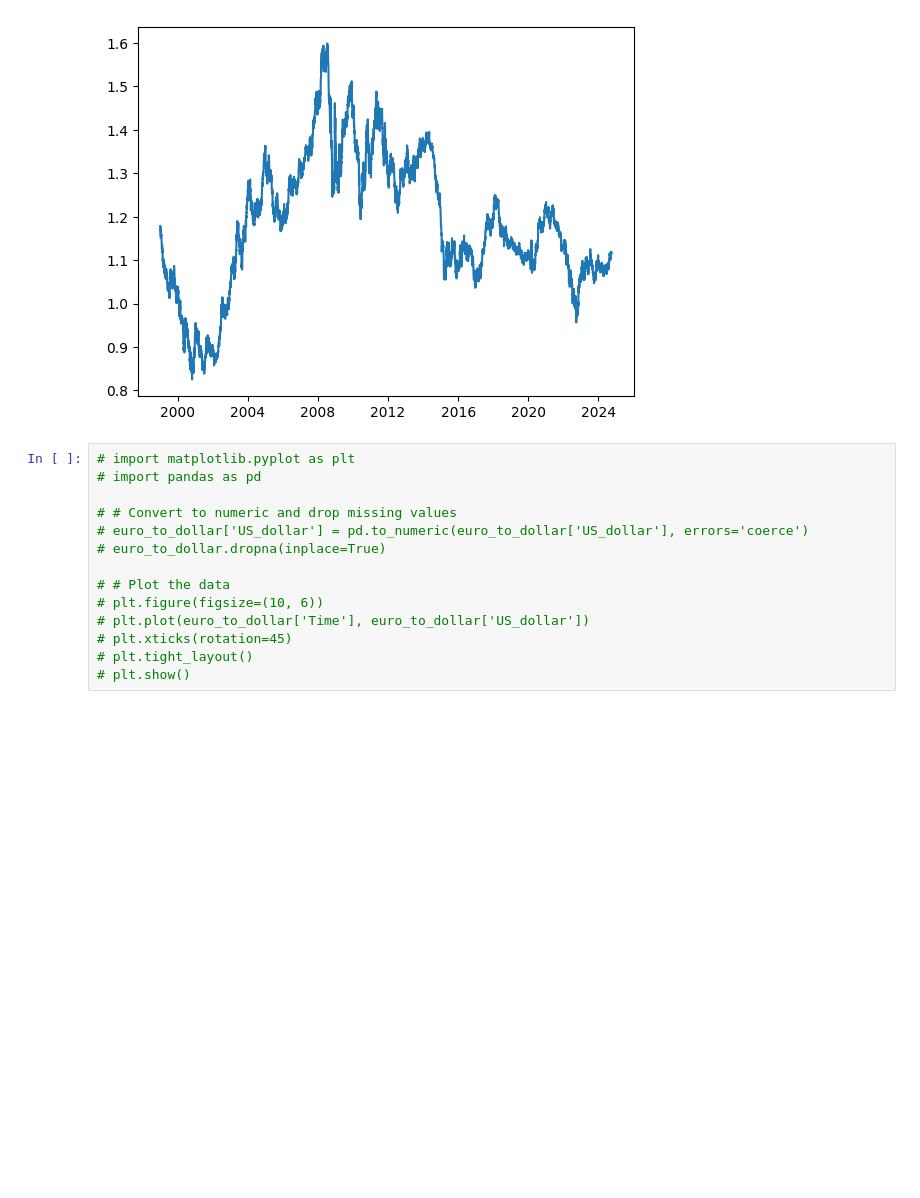
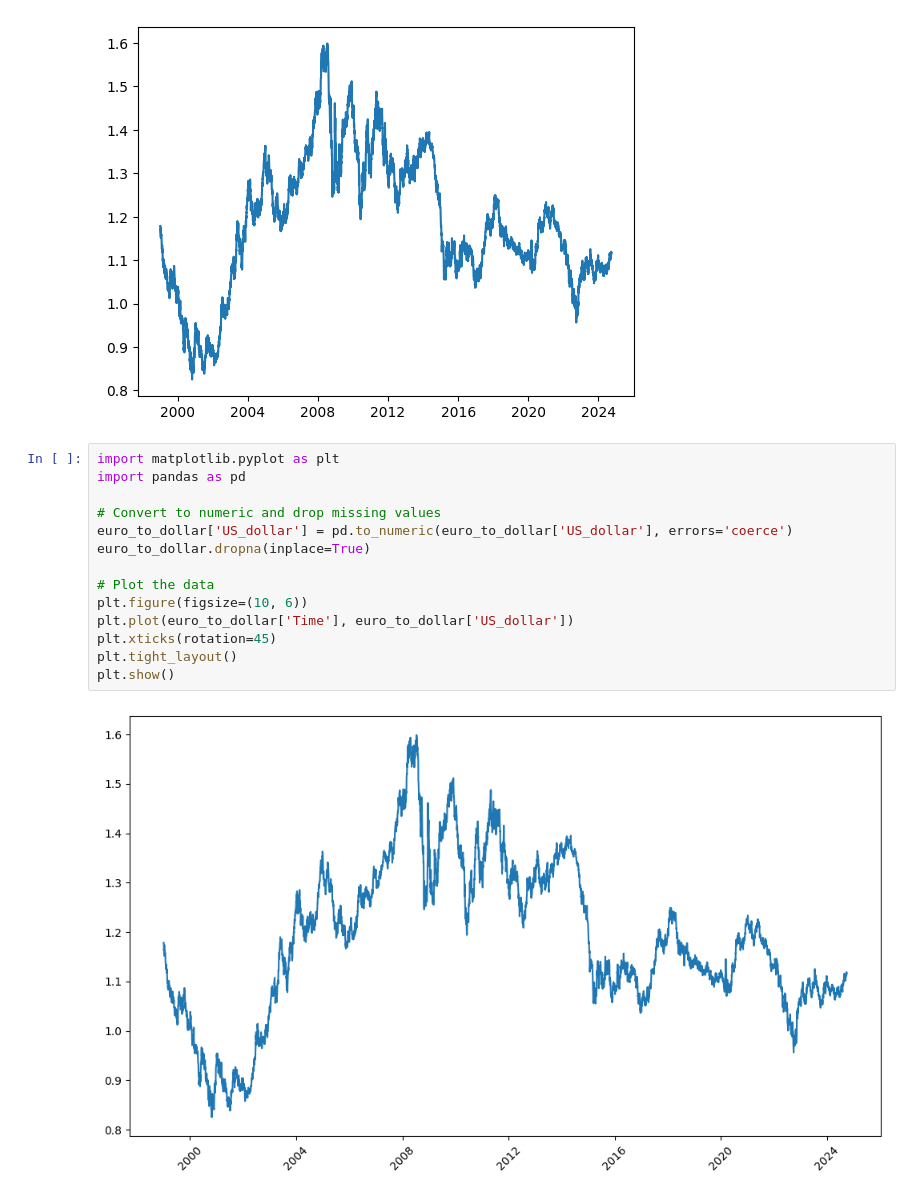
Before and after one commit to nelsonudochukwu/Exchange-Rates-Visualization, a Jupyter notebook: exchange_rate_visuals.ipynb, the cells around one changed output. Cells and saved outputs as stored; diff of their text form; blank space fills up the shorter version.

```diff
--- a/exchange_rate_visuals.ipynb
+++ b/exchange_rate_visuals.ipynb
@@ -96,16 +96,18 @@ plt.show()
 # %% [output]
 [figure]
 # %%
-# import matplotlib.pyplot as plt
-# import pandas as pd
+import matplotlib.pyplot as plt
+import pandas as pd
 
-# # Convert to numeric and drop missing values
-# euro_to_dollar['US_dollar'] = pd.to_numeric(euro_to_dollar['US_dollar'], errors='coerce')
-# euro_to_dollar.dropna(inplace=True)
+# Convert to numeric and drop missing values
+euro_to_dollar['US_dollar'] = pd.to_numeric(euro_to_dollar['US_dollar'], errors='coerce')
+euro_to_dollar.dropna(inplace=True)
 
-# # Plot the data
-# plt.figure(figsize=(10, 6))
-# plt.plot(euro_to_dollar['Time'], euro_to_dollar['US_dollar'])
-# plt.xticks(rotation=45)
-# plt.tight_layout()
-# plt.show()
+# Plot the data
+plt.figure(figsize=(10, 6))
+plt.plot(euro_to_dollar['Time'], euro_to_dollar['US_dollar'])
+plt.xticks(rotation=45)
+plt.tight_layout()
+plt.show()
+# %% [output]
+[figure, added]
```
